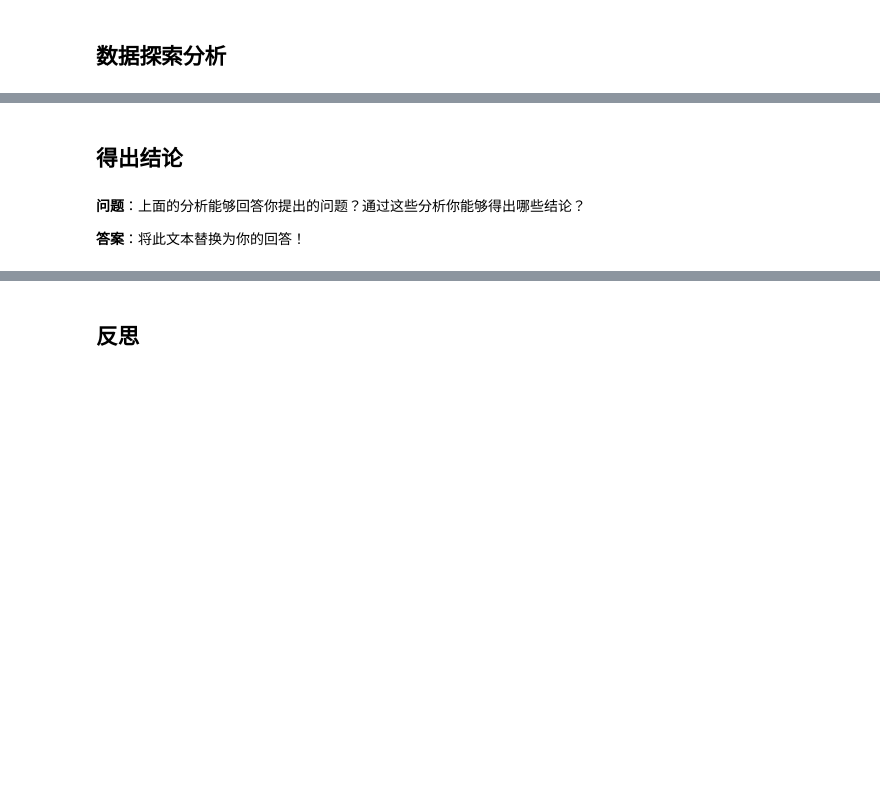
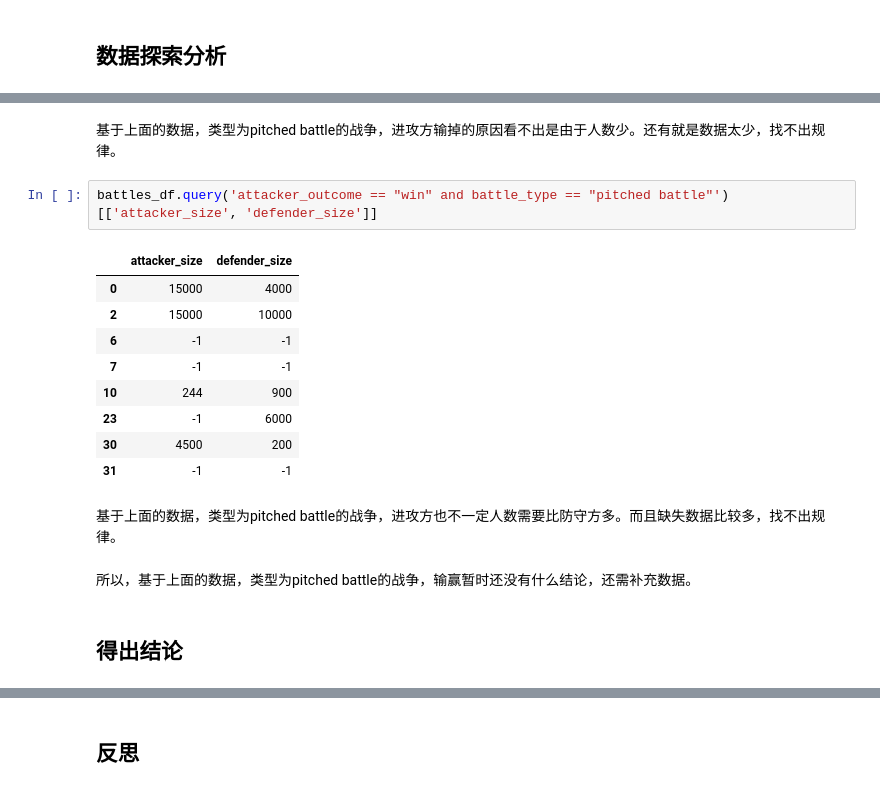
Before and after one commit to guomxin/ud-battle-analysis, a Jupyter notebook: Game_of_thrones_battle_analysis.ipynb, the cells around one changed output, grey strips where cells are left out. Saved outputs shown, nothing was run; the diff lists cells and outputs as text; blank space fills up the shorter version.

```diff
--- a/Game_of_thrones_battle_analysis.ipynb
+++ b/Game_of_thrones_battle_analysis.ipynb
@@ -90,6 +260,20 @@ plt.rcParams['axes.unicode_minus']=False #用来正常显示负号
+# %% [markdown]
+基于上面的数据，类型为pitched battle的战争，进攻方输掉的原因看不出是由于人数少。还有就是数据太少，找不出规律。
+# %%
+battles_df.query('attacker_outcome == "win" and battle_type == "pitched battle"')[['attacker_size', 'defender_size']]
+# %% [output]
+|  | attacker_size | defender_size |
+| 0 | 15000 | 4000 |
+| 2 | 15000 | 10000 |
+| 6 | -1 | -1 |
+| 7 | -1 | -1 |
+| 10 | 244 | 900 |
+| 23 | -1 | 6000 |
+| 30 | 4500 | 200 |
+| 31 | -1 | -1 |
+# %% [markdown]
+基于上面的数据，类型为pitched battle的战争，进攻方也不一定人数需要比防守方多。而且缺失数据比较多，找不出规律。
+# %% [markdown]
+所以，基于上面的数据，类型为pitched battle的战争，输赢暂时还没有什么结论，还需补充数据。
 # %% [markdown]
 ## 得出结论
-# %% [markdown]
-**问题**：上面的分析能够回答你提出的问题？通过这些分析你能够得出哪些结论？
-
-**答案**：将此文本替换为你的回答！
```
Also changed, not shown: parts of 37 cells of this notebook.
